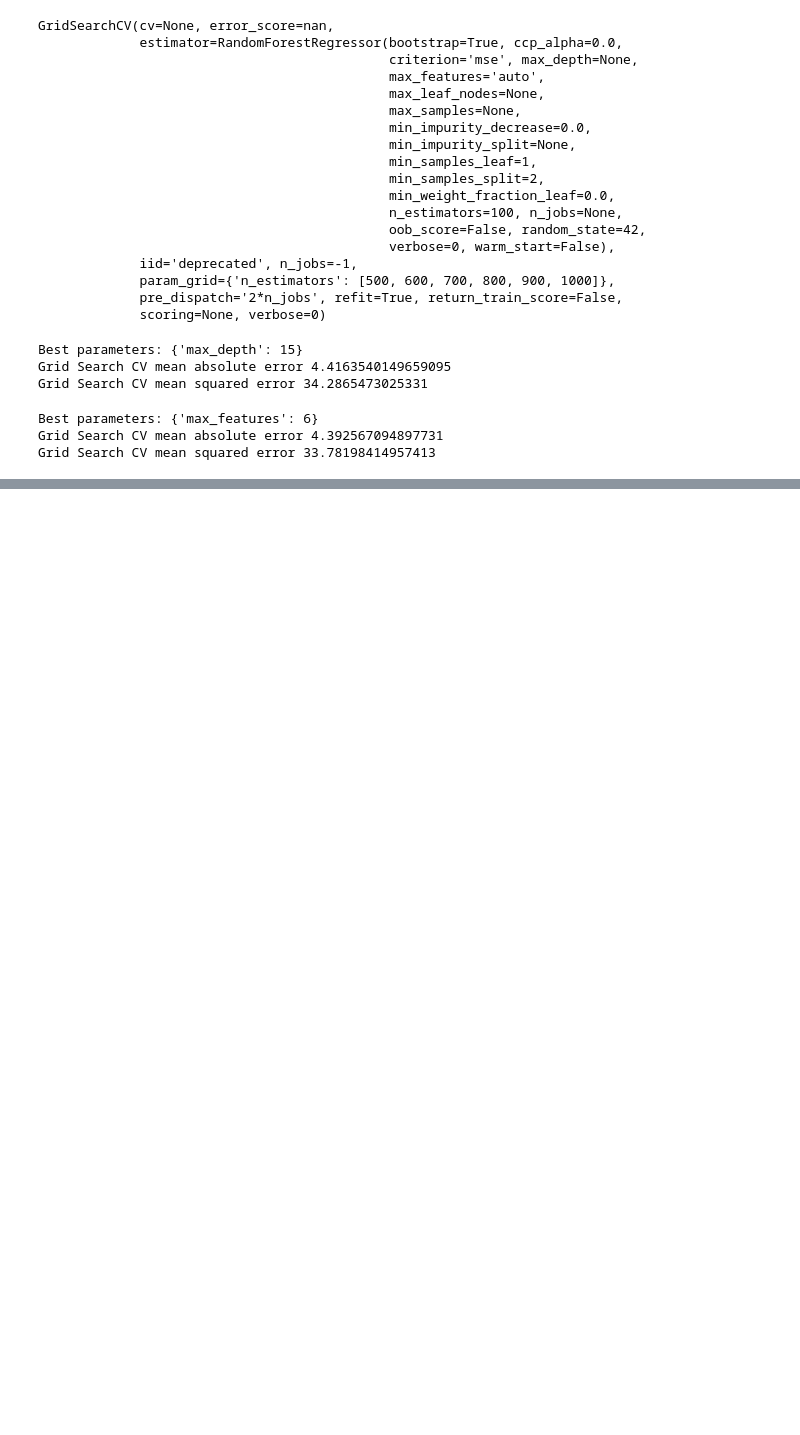
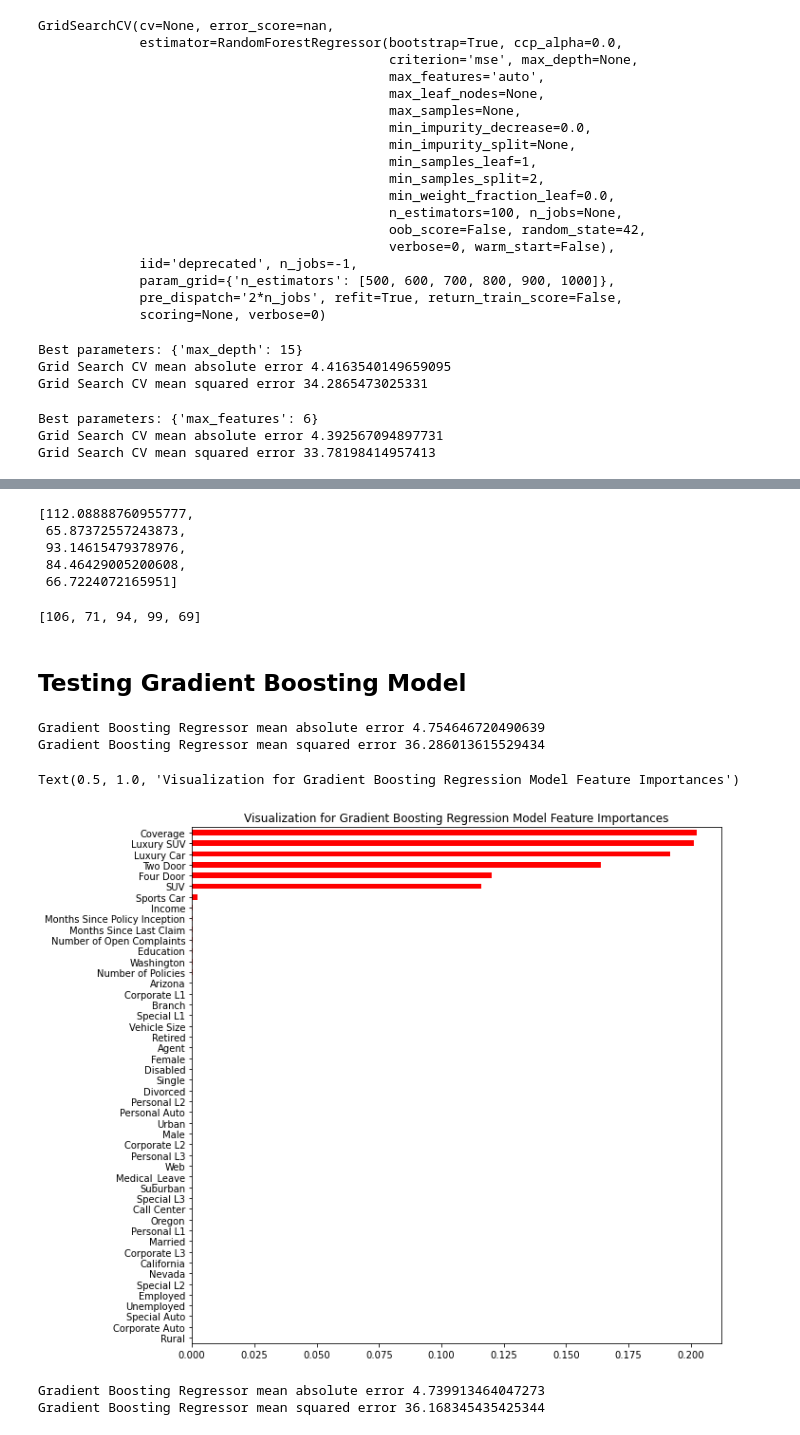
Before and after one commit to EvidenceN/Insurance_premium_prediction, a Jupyter notebook: model/premium.ipynb, the cells around one changed output, grey strips where cells are left out. Cells and saved outputs as stored; diff of their text form; code cells hidden in the pictures; blank space fills up the shorter version.

```diff
--- a/model/premium.ipynb
+++ b/model/premium.ipynb
@@ -1653,0 +1705,14 @@ Grid Search CV mean squared error 33.78198414957413
+# %%
+list(y_pred_final[:5])
+# %% [output]
+[112.08888760955777,
+ 65.87372557243873,
+ 93.14615479378976,
+ 84.46429005200608,
+ 66.7224072165951]
+# %%
+list(y_test)[:5]
+# %% [output]
+[106, 71, 94, 99, 69]
+# %% [markdown]
+## Testing Gradient Boosting Model
@@ -1653,0 +1721,54 @@ Grid Search CV mean squared error 33.78198414957413
+# %%
+# fitting gradient boosting model on entire x train without extracting top 10 features
+
+gbModel = GradientBoostingRegressor(random_state = 42)
+
+gbModel.fit(x_train, y_train)
+
+y_pred_gb= gbModel.predict(x_test)
+
+mae_gb= mean_absolute_error(y_test, y_pred_gb)
+mse_gb= mean_squared_error(y_test, y_pred_gb)
+print(f'Gradient Boosting Regressor mean absolute error {mae_gb}')
+print(f'Gradient Boosting Regressor mean squared error {mse_gb}')
+# %% [output]
+Gradient Boosting Regressor mean absolute error 4.754646720490639
+Gradient Boosting Regressor mean squared error 36.286013615529434
+# %%
+## Interpreting Gradient boosting model.
+
+gbImportances = gbModel.feature_importances_
+
+# columns used in gradient boosting model.
+columns = x_train.columns
+
+# series between columns and feature importances
+
+gbGraph = pd.Series(gbImportances, columns)
+
+# Visualization for gradient boosting Regression model.
+
+figure(figsize=(10,10))
+
+gbGraph.sort_values().plot.barh(color='red')
+
+plt.title('Visualization for Gradient Boosting Regression Model Feature Importances')
+# %% [output]
+Text(0.5, 1.0, 'Visualization for Gradient Boosting Regression Model Feature Importances')
+[figure, added]
+# %%
+# fitting gradient boosting model on top 10 features from x-train
+
+gbModel2 = GradientBoostingRegressor(random_state = 42)
+
+gbModel2.fit(x_train2, y_train)
+
+y_pred_gb2= gbModel2.predict(x_test2)
+
+mae_gb2= mean_absolute_error(y_test, y_pred_gb2)
+mse_gb2= mean_squared_error(y_test, y_pred_gb2)
+print(f'Gradient Boosting Regressor mean absolute error {mae_gb2}')
+print(f'Gradient Boosting Regressor mean squared error {mse_gb2}')
+# %% [output]
+Gradient Boosting Regressor mean absolute error 4.739913464047273
+Gradient Boosting Regressor mean squared error 36.168345435425344
```
Also changed, not shown: parts of 11 cells of this notebook, 2 other files.
